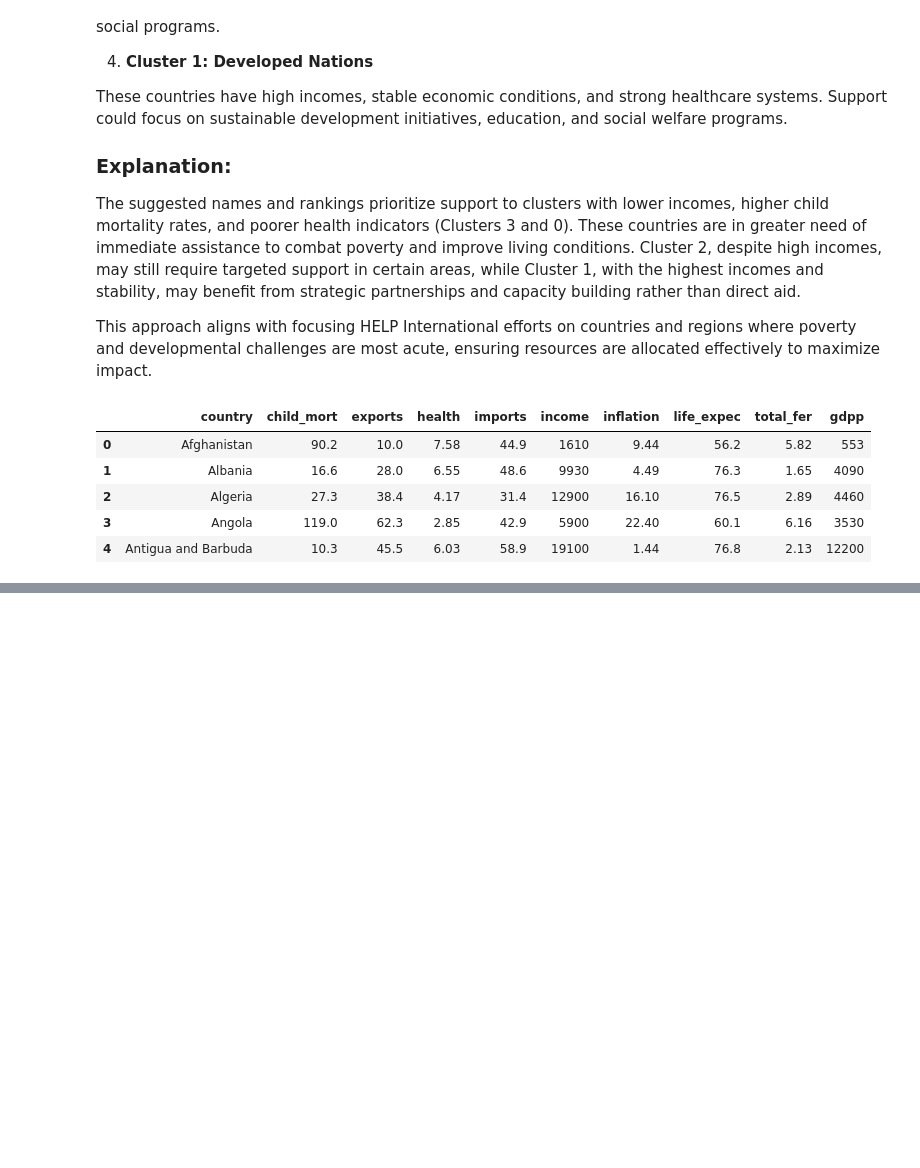
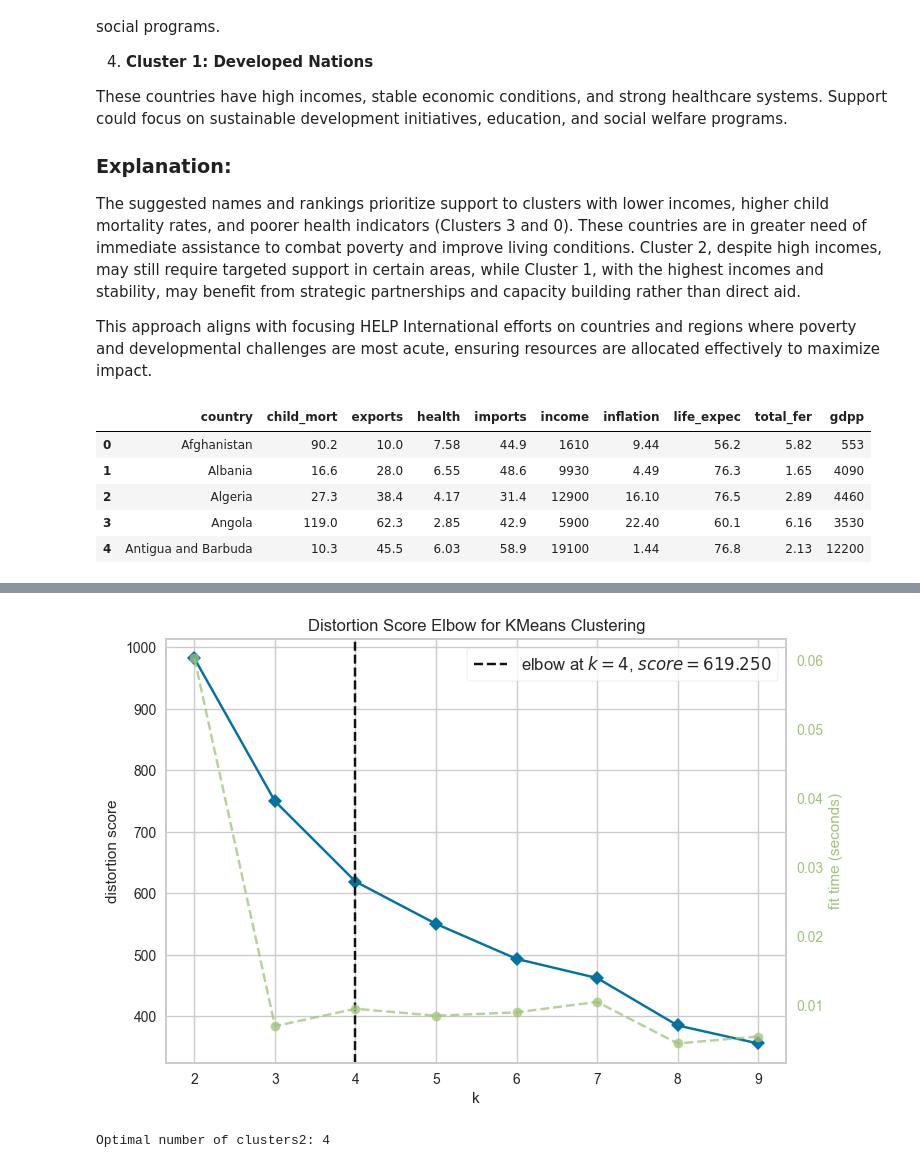
Before and after one commit to I-amyayi/Clustering-PCA, a Jupyter notebook: NGO.ipynb, the cells around one changed output, grey strips where cells are left out. Saved outputs shown, nothing was run; the diff lists cells and outputs as text; code cells hidden in the pictures; blank space fills up the shorter version.

```diff
--- a/NGO.ipynb
+++ b/NGO.ipynb
@@ -647,3 +647,7 @@ later_df.head()
 | 2 | Algeria | 27.3 | 38.4 | 4.17 | 31.4 | 12900 | 16.10 | 76.5 | 2.89 | 4460 |
 | 3 | Angola | 119.0 | 62.3 | 2.85 | 42.9 | 5900 | 22.40 | 60.1 | 6.16 | 3530 |
 | 4 | Antigua and Barbuda | 10.3 | 45.5 | 6.03 | 58.9 | 19100 | 1.44 | 76.8 | 2.13 | 12200 |
+# %%
+new = later_df.drop('country', axis = 1)
+
+new.head()
@@ -649,0 +661,6 @@ later_df.head()
+# %%
+#Scaling
+scaler = StandardScaler()
+scaler.fit(new)
+scaled_df_use2 = pd.DataFrame(scaler.transform(new),columns= new.columns)
+scaled_df_use2.head()
@@ -649,0 +674,6 @@ later_df.head()
+# %%
+#Initiating PCA to reduce dimentions aka features to 3
+pca2 = PCA(n_components=5)
+pca2.fit(scaled_df_use2)
+PCA_use2 = pd.DataFrame(pca2.transform(scaled_df_use2), columns=(["PCA1","PCA2", "PCA3", "PCA4", "PCA5"]))
+PCA_use2.head()
@@ -649,0 +687,14 @@ later_df.head()
+# %%
+model2 = KMeans(random_state=42)
+visualizer2 = KElbowVisualizer(model2, k=(2, 10))  # Search for optimal k from 2 to 10
+visualizer2.fit(PCA_use2)
+
+#Save the image below
+plt.savefig("Elbow Graph2.png",dpi = 300,bbox_inches ="tight")
+
+visualizer2.show()
+
+print("Optimal number of clusters2:", visualizer2.elbow_value_)
+# %% [output]
+[figure, added]
+Optimal number of clusters2: 4
```
Also changed, not shown: parts of 11 cells of this notebook.
